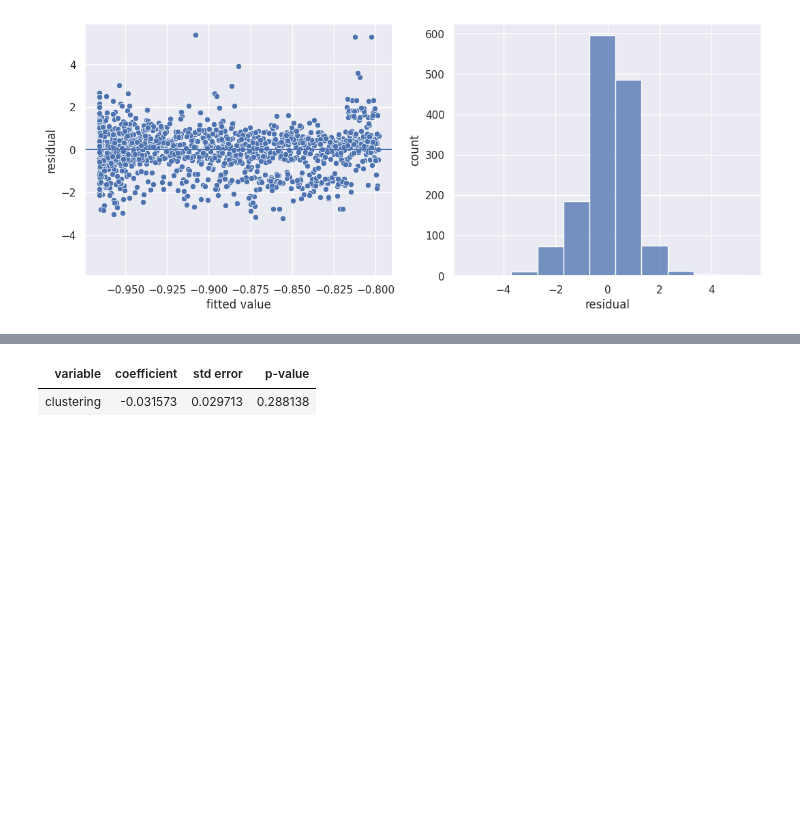
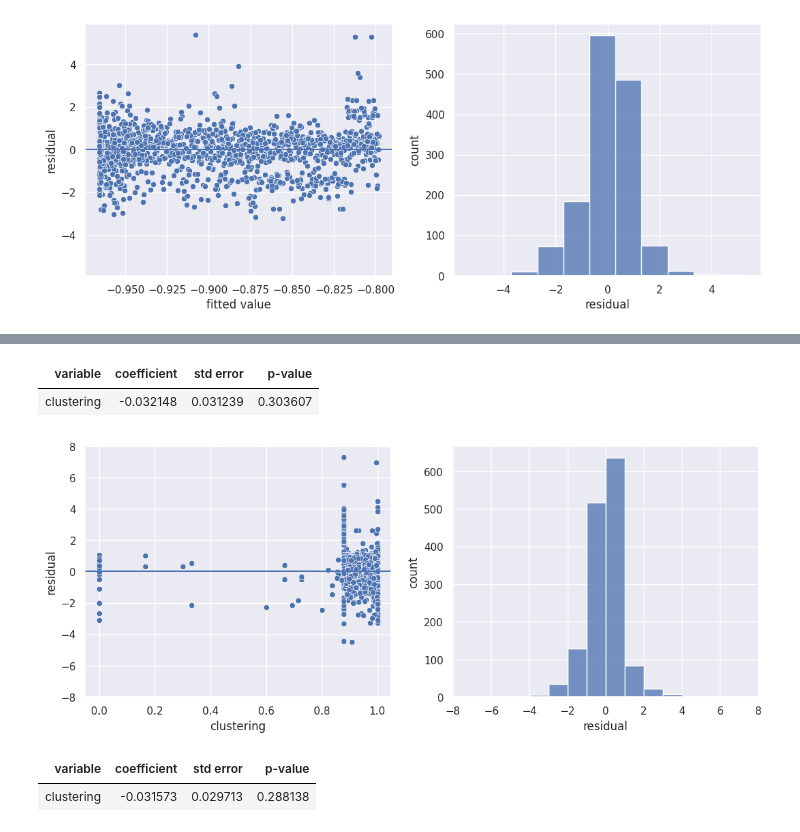
Before and after one commit to arthurchieppe/redsoc-projeto, a Jupyter notebook: modelos.ipynb, the cells around one changed output, grey strips where cells are left out. Drawn from its saved outputs; the diff is of its cells as text; code cells hidden in the pictures; blank space fills up the shorter version.

```diff
--- a/modelos.ipynb
+++ b/modelos.ipynb
@@ -58,3 +71,13 @@ result.plot_residuals()
+# %%
+result = reg.linear(data=metrics, formula='Return ~ clustering')
+result.micro_summary()
+# %% [output]
+| variable | coefficient | std error | p-value |
+| clustering | -0.032148 | 0.031239 | 0.303607 |
+# %%
+result.plot_residuals(metrics["clustering"])
+# %% [output]
+[figure, added]
 # %%
 result = reg.linear(data=metrics, formula='np.exp(Return) ~ clustering')
 result.micro_summary()
```
Also changed, not shown: parts of 6 cells of this notebook.
